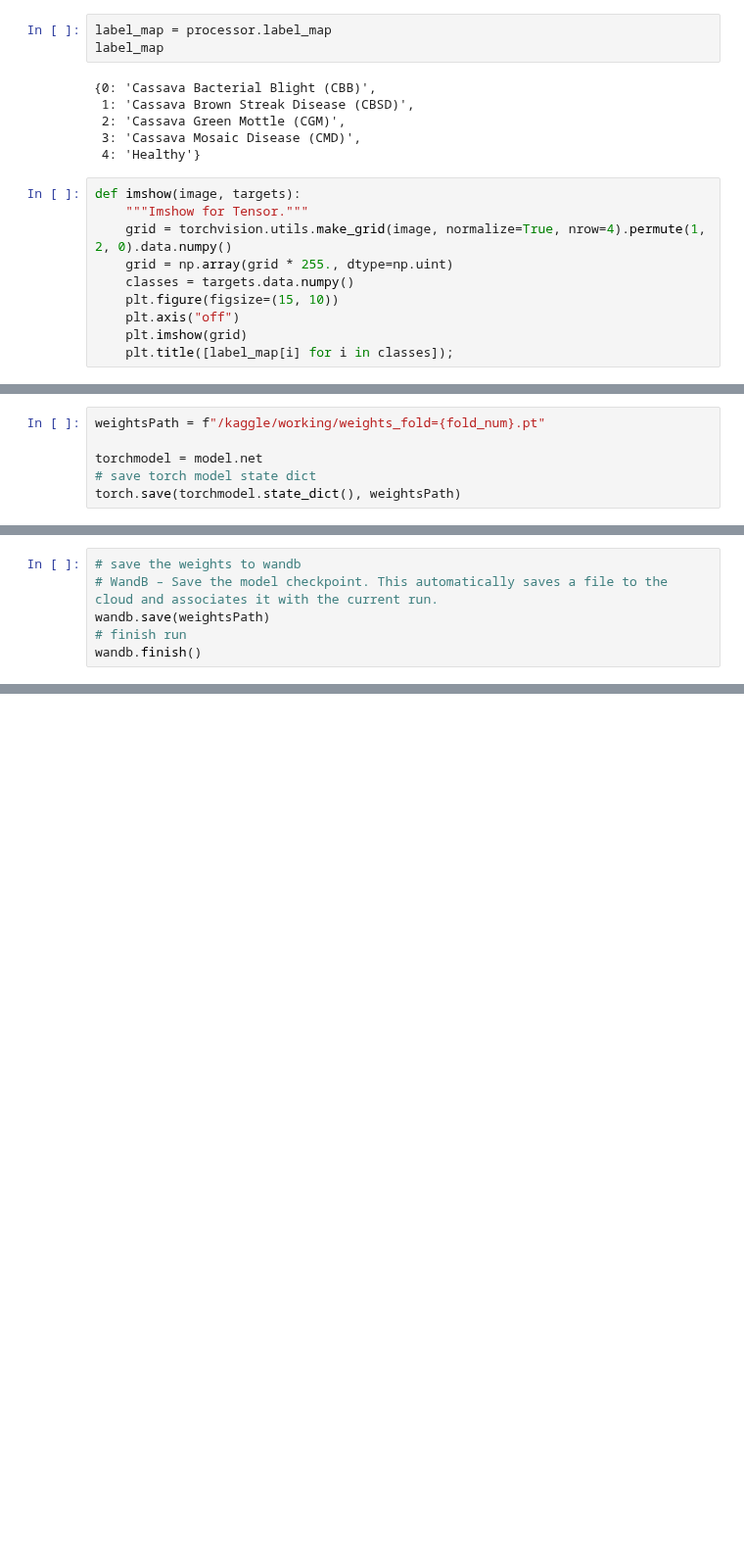
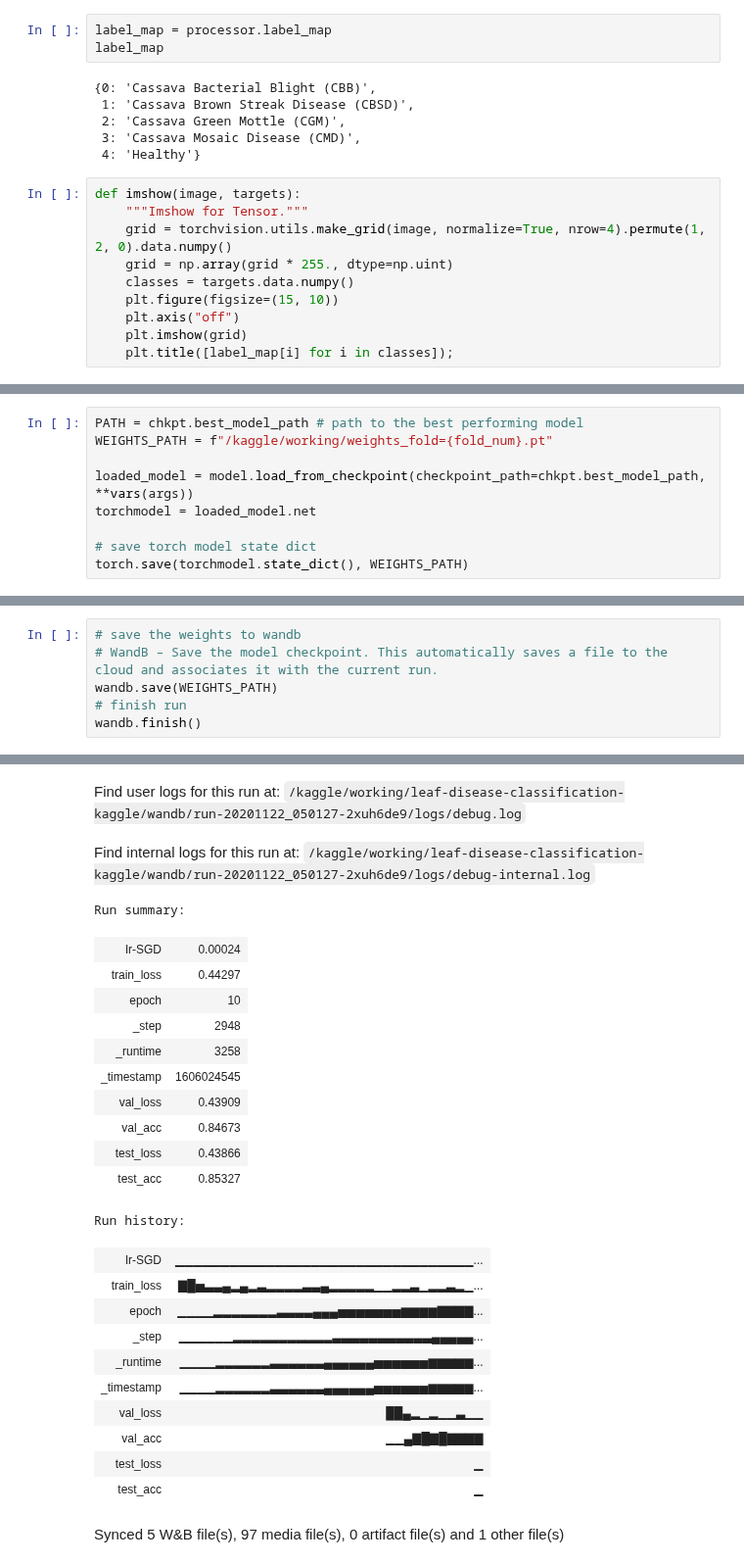
Before and after one commit to benihime91/leaf-disease-classification-kaggle, a Jupyter notebook: 02-train-kaggle-fold=0.ipynb, the cells around one changed output, grey strips where cells are left out. Shown at 98% size. Saved outputs shown, nothing was run; the diff lists cells and outputs as text; blank space fills up the shorter version.

```diff
--- a/02-train-kaggle-fold=0.ipynb
+++ b/02-train-kaggle-fold=0.ipynb
@@ -281,6 +318,9 @@ trainer.test(model, datamodule=data_module)
 # %%
-weightsPath = f"/kaggle/working/weights_fold={fold_num}.pt"
+PATH = chkpt.best_model_path # path to the best performing model
+WEIGHTS_PATH = f"/kaggle/working/weights_fold={fold_num}.pt"
 
-torchmodel = model.net
+loaded_model = model.load_from_checkpoint(checkpoint_path=chkpt.best_model_path, **vars(args))
+torchmodel = loaded_model.net
+
 # save torch model state dict
-torch.save(torchmodel.state_dict(), weightsPath)
+torch.save(torchmodel.state_dict(), WEIGHTS_PATH)
@@ -316,6 +381,7 @@ net.load_state_dict(state_dict)
 # %%
 # save the weights to wandb
 # WandB – Save the model checkpoint. This automatically saves a file to the cloud and associates it with the current run.
-wandb.save(weightsPath)
+wandb.save(WEIGHTS_PATH)
 # finish run
 wandb.finish()
+# %% [output]
@@ -321,0 +391,25 @@ wandb.finish()
+Find user logs for this run at: /kaggle/working/leaf-disease-classification-kaggle/wandb/run-20201122_050127-2xuh6de9/logs/debug.log
+Find internal logs for this run at: /kaggle/working/leaf-disease-classification-kaggle/wandb/run-20201122_050127-2xuh6de9/logs/debug-internal.log
+Run summary:
+| lr-SGD | 0.00024 |
+| train_loss | 0.44297 |
+| epoch | 10 |
+| _step | 2948 |
+| _runtime | 3258 |
+| _timestamp | 1606024545 |
+| val_loss | 0.43909 |
+| val_acc | 0.84673 |
+| test_loss | 0.43866 |
+| test_acc | 0.85327 |
+Run history:
+| lr-SGD | ▁▁▁▁▁▁▁▁▁▁▁▁▁▁▁▁▁▁▁▁▁▁▁▁▁▁▁▁▁▁▁▁▁... |
+| train_loss | ▇█▅▃▃▄▂▄▂▃▂▂▂▂▃▃▄▂▂▂▂▂▁▁▂▂▃▁▂▂▃▂▁... |
+| epoch | ▁▁▁▁▂▂▂▂▂▂▂▃▃▃▃▄▄▄▅▅▅▅▅▅▅▆▆▆▆▇▇▇▇... |
+| _step | ▁▁▁▁▁▁▂▂▂▂▂▂▂▂▂▂▂▃▃▃▃▃▃▃▃▃▃▃▄▄▄▄▄... |
+| _runtime | ▁▁▁▁▂▂▂▂▂▂▃▃▃▃▃▃▄▄▄▄▄▄▅▅▅▅▅▅▆▆▆▆▆... |
+| _timestamp | ▁▁▁▁▂▂▂▂▂▂▃▃▃▃▃▃▄▄▄▄▄▄▅▅▅▅▅▅▆▆▆▆▆... |
+| val_loss | ██▄▂▁▂▁▁▃▁▁ |
+| val_acc | ▁▁▄▇█▇█▇▇▇▇ |
+| test_loss | ▁ |
+| test_acc | ▁ |
+Synced 5 W&B file(s), 97 media file(s), 0 artifact file(s) and 1 other file(s)
```
Also changed, not shown: parts of 26 cells of this notebook, 3 other files.
